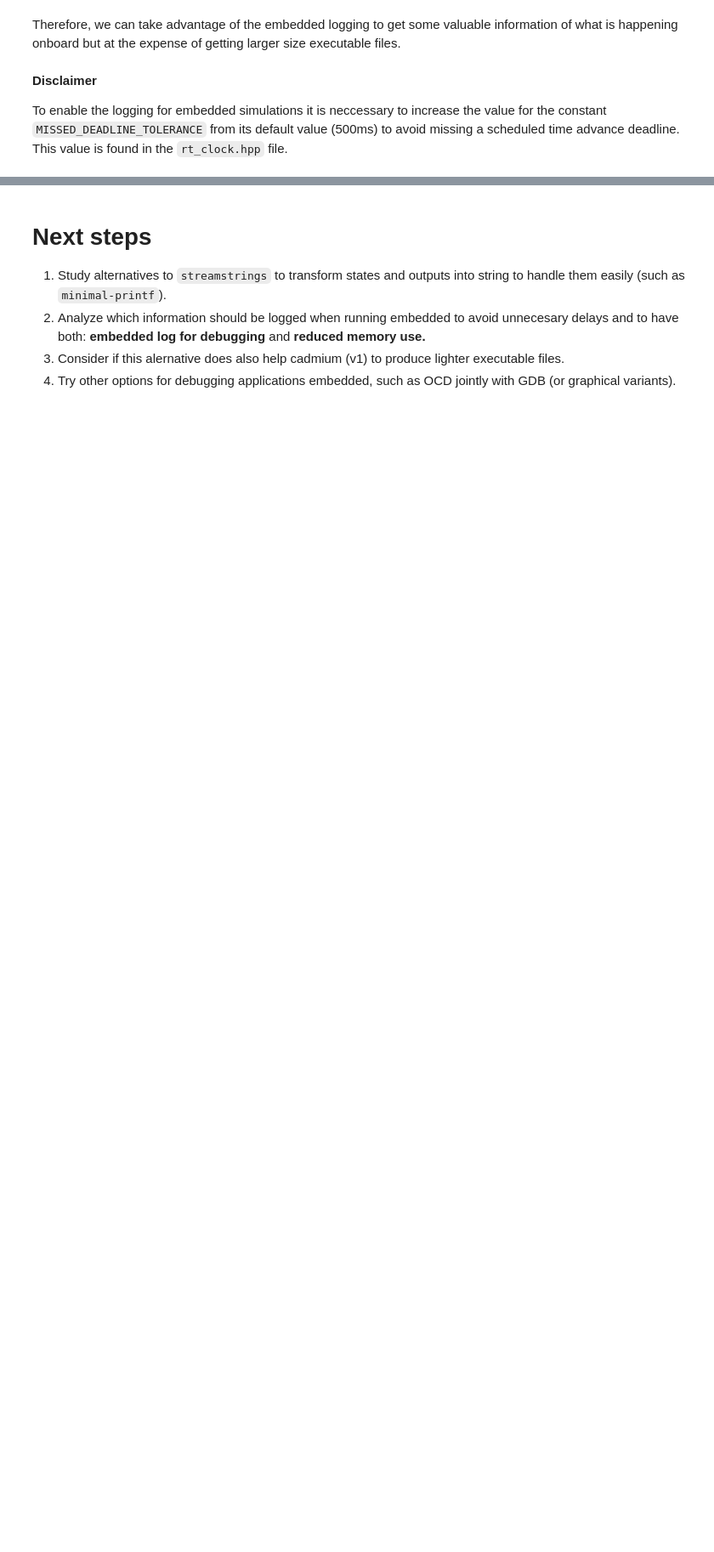
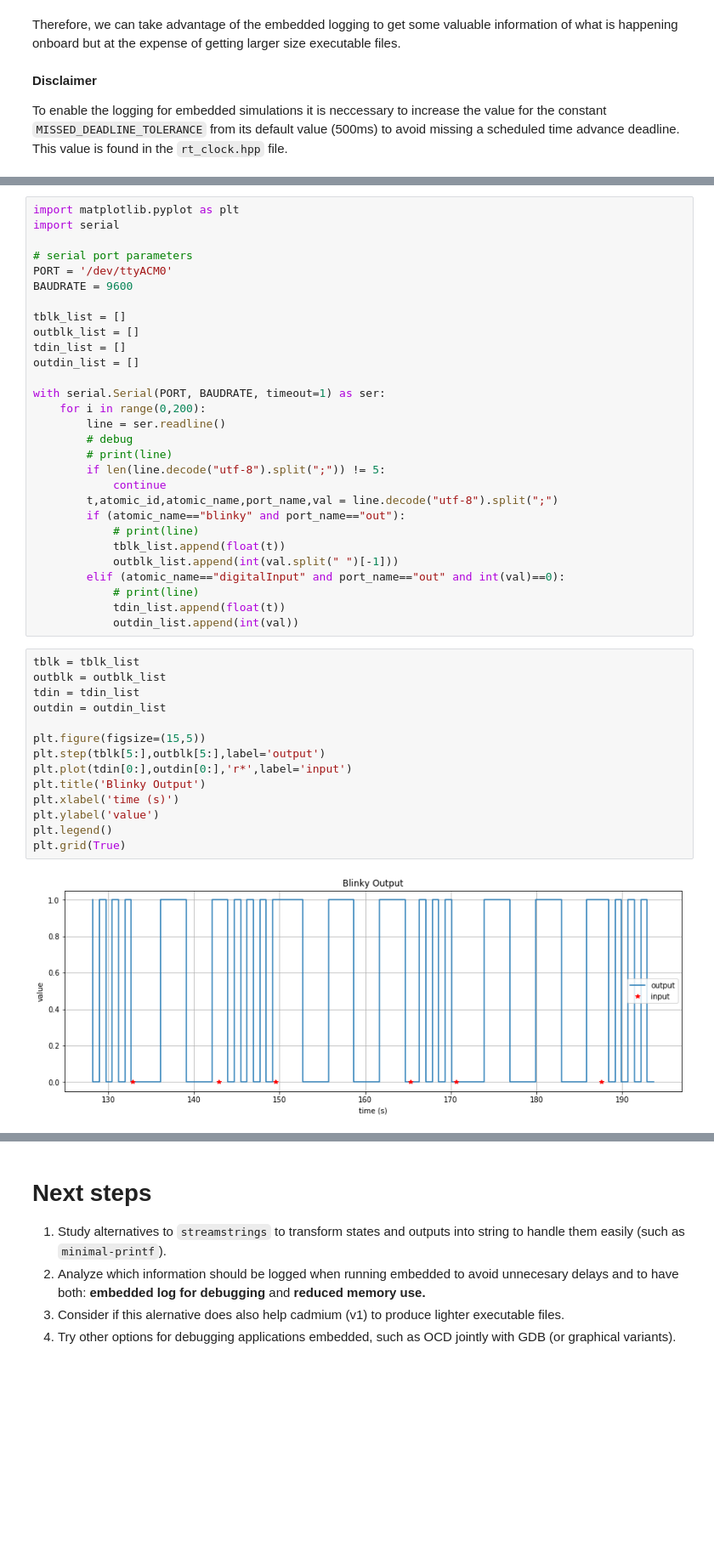
Before and after one commit to epecker/jupyter-cadmiumv2, a Jupyter notebook: cadmiumv2_logging_howto.ipynb, the cells around one changed output, grey strips where cells are left out. Shown at 85% size. Cells and saved outputs as stored; diff of their text form; blank space fills up the shorter version.

```diff
--- a/cadmiumv2_logging_howto.ipynb
+++ b/cadmiumv2_logging_howto.ipynb
@@ -1004,0 +1317,45 @@ To enable the logging for embedded simulations it is neccessary to increase the
+# %%
+import matplotlib.pyplot as plt
+import serial
+
+# serial port parameters
+PORT = '/dev/ttyACM0'
+BAUDRATE = 9600
+
+tblk_list = []
+outblk_list = []
+tdin_list = []
+outdin_list = []
+
+with serial.Serial(PORT, BAUDRATE, timeout=1) as ser:
+    for i in range(0,200):
+        line = ser.readline()
+        # debug
+        # print(line)
+        if len(line.decode("utf-8").split(";")) != 5:
+            continue
+        t,atomic_id,atomic_name,port_name,val = line.decode("utf-8").split(";")
+        if (atomic_name=="blinky" and port_name=="out"):
+            # print(line)
+            tblk_list.append(float(t))
+            outblk_list.append(int(val.split(" ")[-1]))
+        elif (atomic_name=="digitalInput" and port_name=="out" and int(val)==0):
+            # print(line)
+            tdin_list.append(float(t))
+            outdin_list.append(int(val))
+# %%
+tblk = tblk_list
+outblk = outblk_list
+tdin = tdin_list
+outdin = outdin_list
+
+plt.figure(figsize=(15,5))
+plt.step(tblk[5:],outblk[5:],label='output')
+plt.plot(tdin[0:],outdin[0:],'r*',label='input')
+plt.title('Blinky Output')
+plt.xlabel('time (s)')
+plt.ylabel('value')
+plt.legend()
+plt.grid(True)
+# %% [output]
+[figure, added]
```
Also changed, not shown: parts of 27 cells of this notebook, 4 other files.
